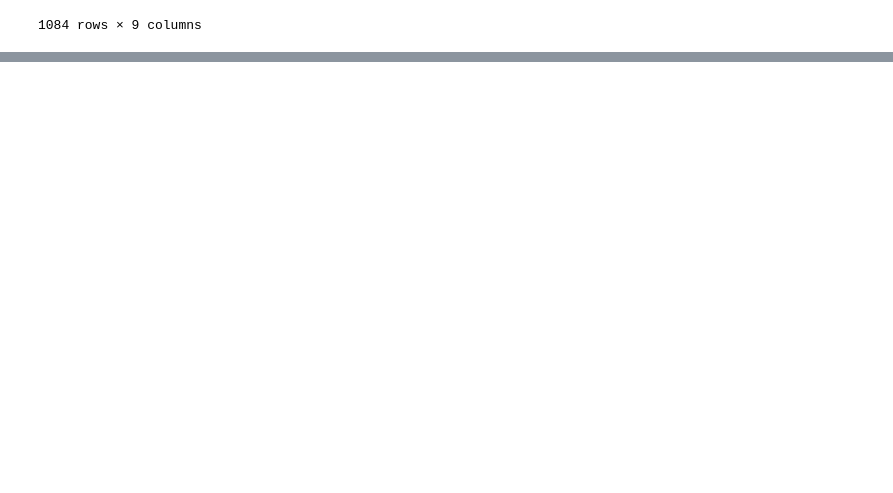
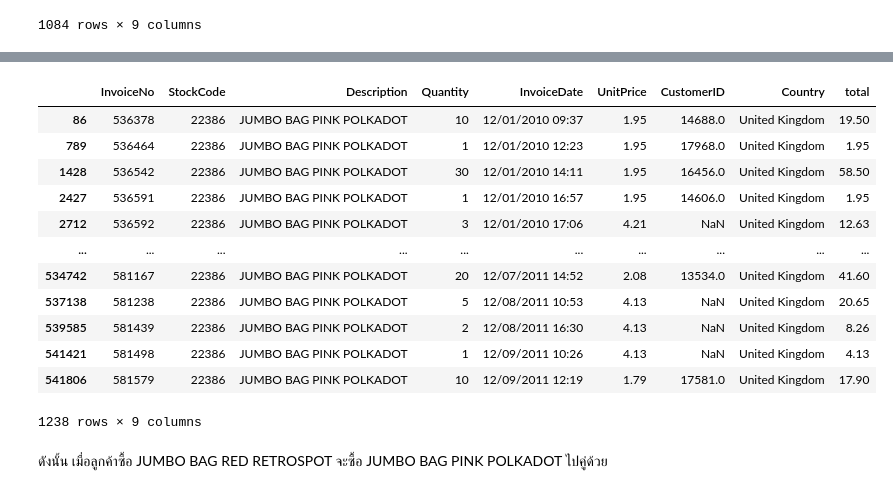
Before and after one commit to PhinyadaPhen/DWDM21, a Jupyter notebook: Chapter_6_Association_Rules.ipynb, the cells around one changed output, grey strips where cells are left out. Saved outputs shown, nothing was run; the diff lists cells and outputs as text; code cells hidden in the pictures; blank space fills up the shorter version.

```diff
--- a/Chapter_6_Association_Rules.ipynb
+++ b/Chapter_6_Association_Rules.ipynb
@@ -320,0 +368,18 @@ data_clean[data_clean['StockCode']=='22699']
+# %%
+data_clean[data_clean['StockCode']=='22386']
+# %% [output]
+|  | InvoiceNo | StockCode | Description | Quantity | InvoiceDate | UnitPrice | CustomerID | Country | total |
+| 86 | 536378 | 22386 | JUMBO BAG PINK POLKADOT | 10 | 12/01/2010 09:37 | 1.95 | 14688.0 | United Kingdom | 19.50 |
+| 789 | 536464 | 22386 | JUMBO BAG PINK POLKADOT | 1 | 12/01/2010 12:23 | 1.95 | 17968.0 | United Kingdom | 1.95 |
+| 1428 | 536542 | 22386 | JUMBO BAG PINK POLKADOT | 30 | 12/01/2010 14:11 | 1.95 | 16456.0 | United Kingdom | 58.50 |
+| 2427 | 536591 | 22386 | JUMBO BAG PINK POLKADOT | 1 | 12/01/2010 16:57 | 1.95 | 14606.0 | United Kingdom | 1.95 |
+| 2712 | 536592 | 22386 | JUMBO BAG PINK POLKADOT | 3 | 12/01/2010 17:06 | 4.21 | NaN | United Kingdom | 12.63 |
+| ... | ... | ... | ... | ... | ... | ... | ... | ... | ... |
+| 534742 | 581167 | 22386 | JUMBO BAG PINK POLKADOT | 20 | 12/07/2011 14:52 | 2.08 | 13534.0 | United Kingdom | 41.60 |
+| 537138 | 581238 | 22386 | JUMBO BAG PINK POLKADOT | 5 | 12/08/2011 10:53 | 4.13 | NaN | United Kingdom | 20.65 |
+| 539585 | 581439 | 22386 | JUMBO BAG PINK POLKADOT | 2 | 12/08/2011 16:30 | 4.13 | NaN | United Kingdom | 8.26 |
+| 541421 | 581498 | 22386 | JUMBO BAG PINK POLKADOT | 1 | 12/09/2011 10:26 | 4.13 | NaN | United Kingdom | 4.13 |
+| 541806 | 581579 | 22386 | JUMBO BAG PINK POLKADOT | 10 | 12/09/2011 12:19 | 1.79 | 17581.0 | United Kingdom | 17.90 |
+1238 rows × 9 columns
+# %% [markdown]
+ดังนั้น เมื่อลูกค้าซื้อ JUMBO BAG RED RETROSPOT จะซื้อ JUMBO BAG PINK POLKADOT ไปคู่ด้วย
```
Also changed, not shown: parts of 8 cells of this notebook.
